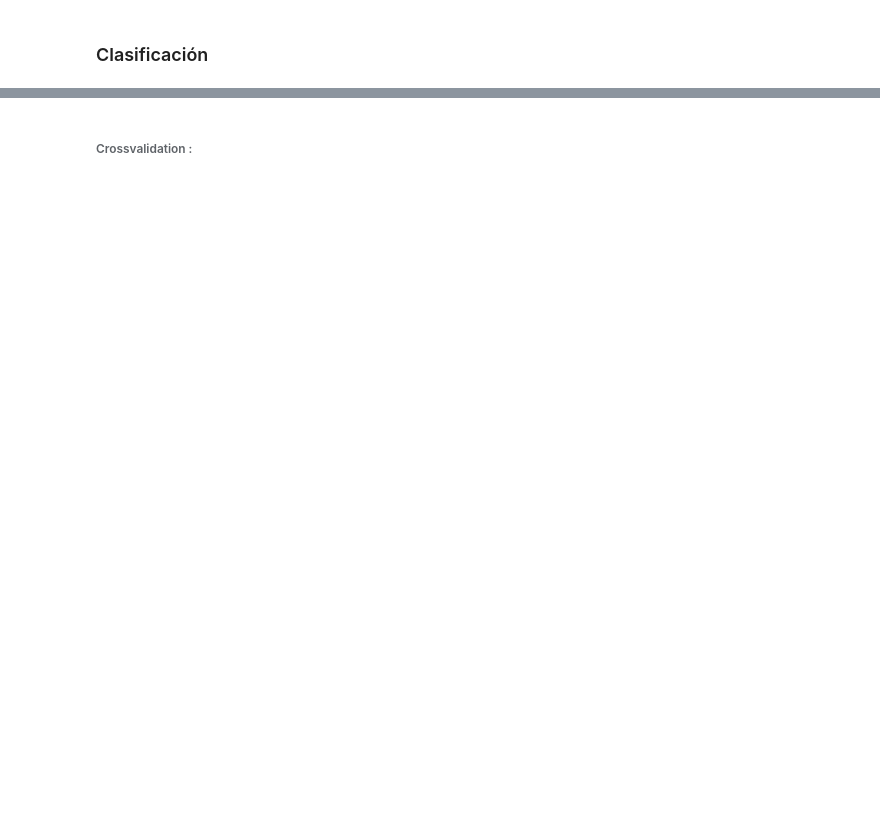
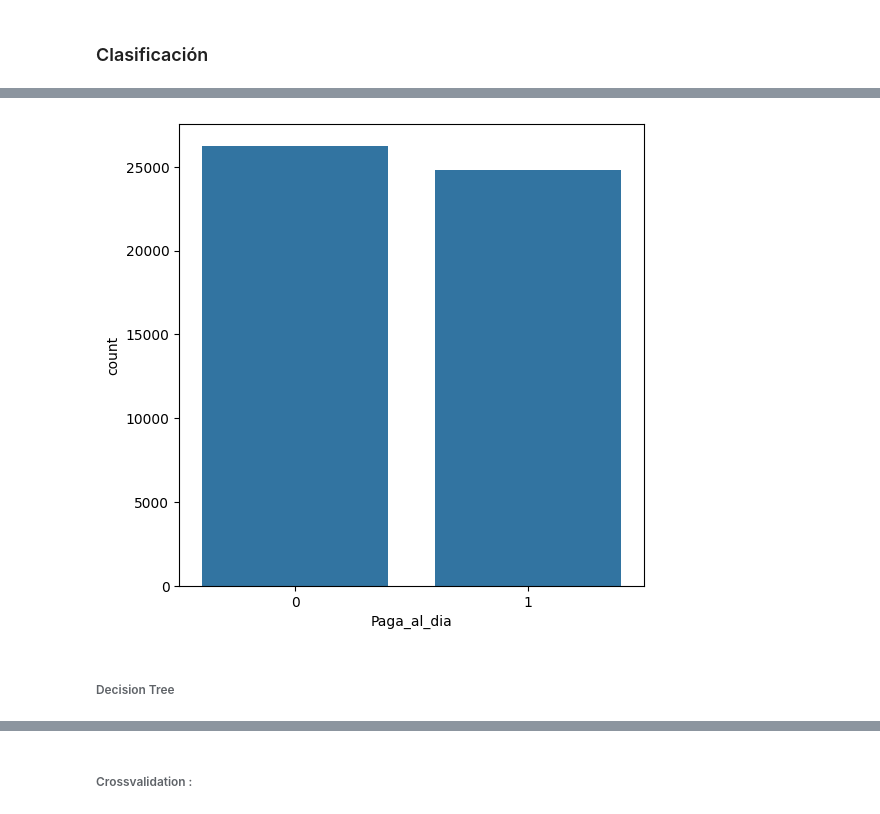
Before and after one commit to Ekronec/Machine-Learning, a Jupyter notebook: Evaluaciones/Besa_Duran_Astrosa_Final.ipynb, the cells around one changed output, grey strips where cells are left out. Cells and saved outputs as stored; diff of their text form; code cells hidden in the pictures; blank space fills up the shorter version.

```diff
--- a/Evaluaciones/Besa_Duran_Astrosa_Final.ipynb
+++ b/Evaluaciones/Besa_Duran_Astrosa_Final.ipynb
@@ -660,0 +946,10 @@ Reajusted Mean Squared Error: 0.36755540623017785
+# %%
+plt.figure(figsize=(6, 6))
+
+sns.countplot(x=df_monopoly_nor["Paga_al_dia"])
+plt.title('')
+plt.show()
+# %% [output]
+[figure, added]
+# %% [markdown]
+###### Decision Tree
```
Also changed, not shown: parts of 32 cells of this notebook.
